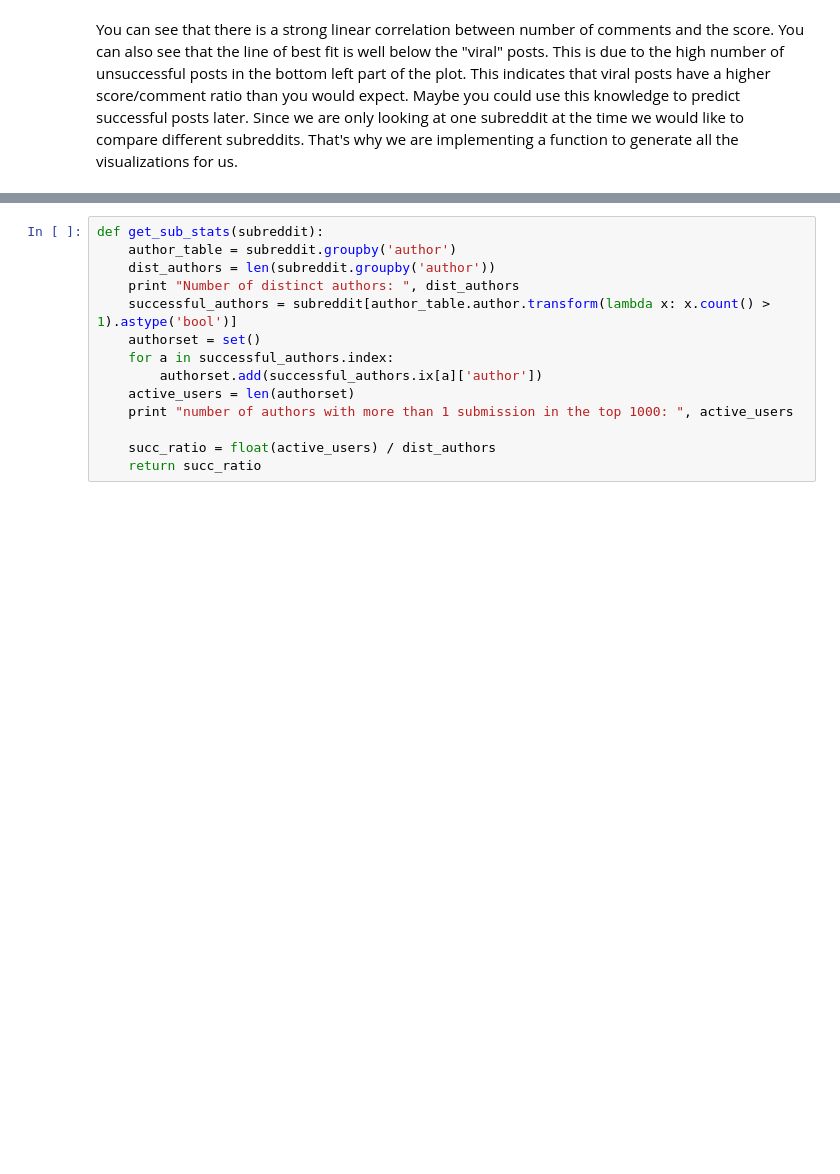
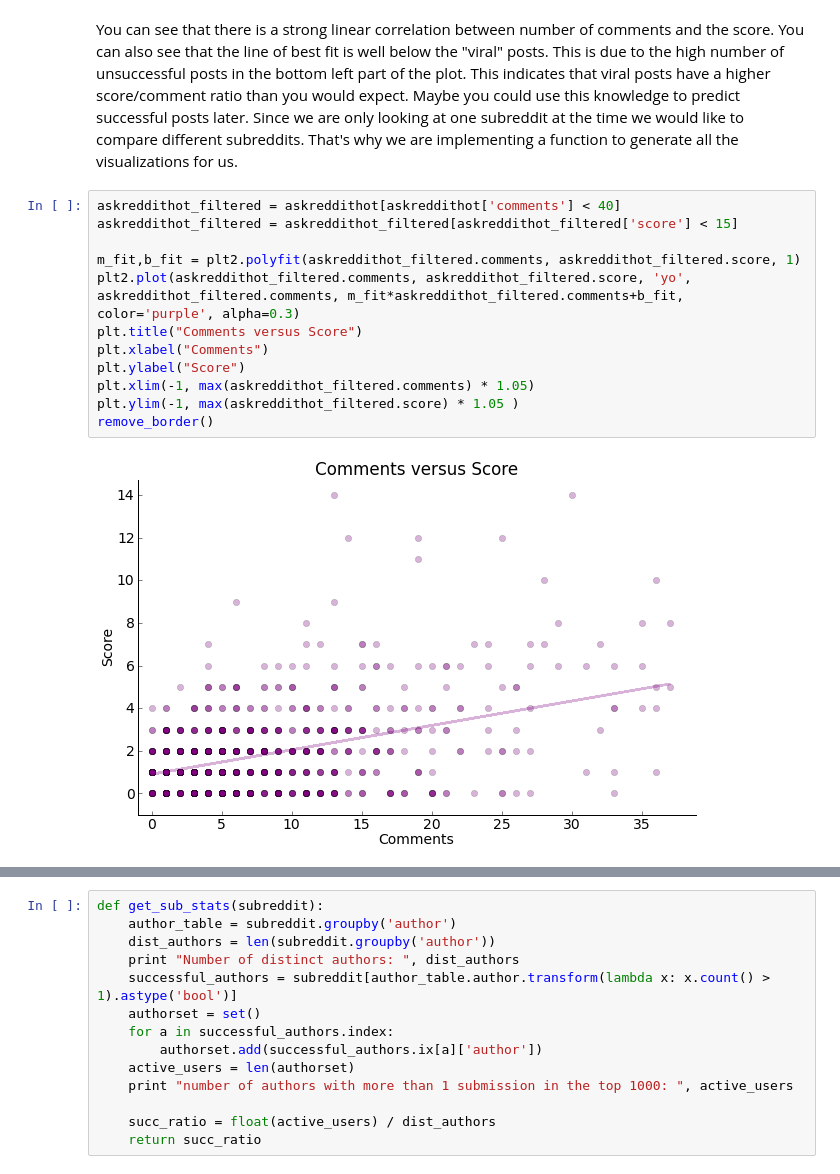
Before and after one commit to jaysayre/preddicted, a Jupyter notebook: datavisualization.ipynb, the cells around one changed output, grey strips where cells are left out. Cells and saved outputs as stored; diff of their text form; blank space fills up the shorter version.

```diff
--- a/datavisualization.ipynb
+++ b/datavisualization.ipynb
@@ -142,3 +142,17 @@ remove_border()
 # %% [markdown]
 You can see that there is a strong linear correlation between number of comments and the score. You can also see that the line of best fit is well below the "viral" posts. This is due to the high number of unsuccessful posts in the bottom left part of the plot. This indicates that viral posts have a higher score/comment ratio than you would expect. Maybe you could use this knowledge to predict successful posts later.
 Since we are only looking at one subreddit at the time we would like to compare different subreddits. That's why we are implementing a function to generate all the visualizations for us.
+# %%
+askreddithot_filtered = askreddithot[askreddithot['comments'] < 40]
+askreddithot_filtered = askreddithot_filtered[askreddithot_filtered['score'] < 15]
+
+m_fit,b_fit = plt2.polyfit(askreddithot_filtered.comments, askreddithot_filtered.score, 1)
+plt2.plot(askreddithot_filtered.comments, askreddithot_filtered.score, 'yo', askreddithot_filtered.comments, m_fit*askreddithot_filtered.comments+b_fit, color='purple', alpha=0.3)
+plt.title("Comments versus Score")
+plt.xlabel("Comments")
+plt.ylabel("Score")
+plt.xlim(-1, max(askreddithot_filtered.comments) * 1.05)
+plt.ylim(-1, max(askreddithot_filtered.score) * 1.05 )
+remove_border()
+# %% [output]
+[figure, added]
```
Also changed, not shown: parts of 9 cells of this notebook.
